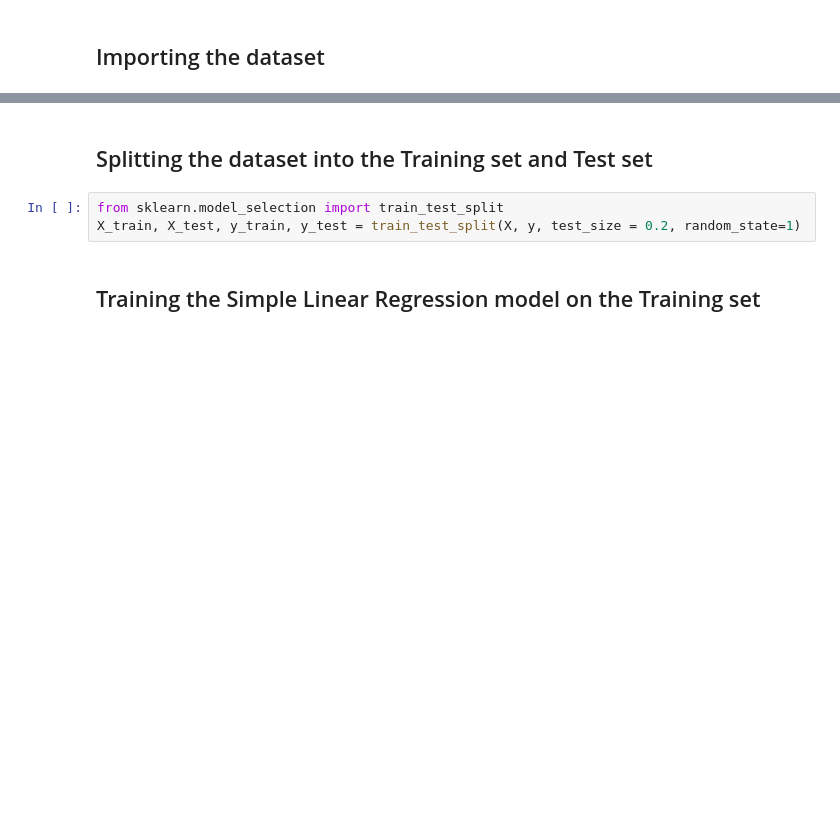
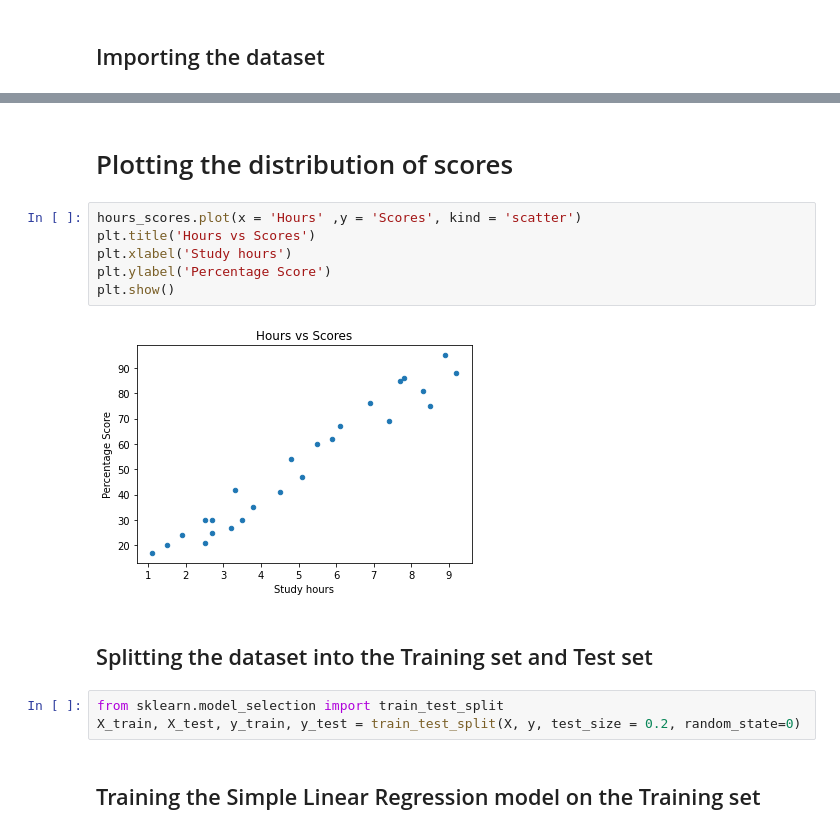
Before and after one commit to Janani-Mylswamy/TSF-Internship-Task-1, a Jupyter notebook: Task 1.ipynb, the cells around one changed output, grey strips where cells are left out. Drawn from its saved outputs; the diff is of its cells as text; blank space fills up the shorter version.

```diff
--- a/Task 1.ipynb
+++ b/Task 1.ipynb
@@ -32,8 +56,18 @@ student_scores.head()
+# %% [markdown]
+# Plotting the distribution of scores
+# %%
+hours_scores.plot(x = 'Hours' ,y = 'Scores', kind = 'scatter')
+plt.title('Hours vs Scores')
+plt.xlabel('Study hours')
+plt.ylabel('Percentage Score')
+plt.show()
+# %% [output]
+[figure, added]
 # %% [markdown]
 ## Splitting the dataset into the Training set and Test set
 # %%
 from sklearn.model_selection import train_test_split
-X_train, X_test, y_train, y_test = train_test_split(X, y, test_size = 0.2, random_state=1)
+X_train, X_test, y_train, y_test = train_test_split(X, y, test_size = 0.2, random_state=0)
 # %% [markdown]
 ## Training the Simple Linear Regression model on the Training set
 # %%
```
Also changed, not shown: parts of 8 cells of this notebook.
